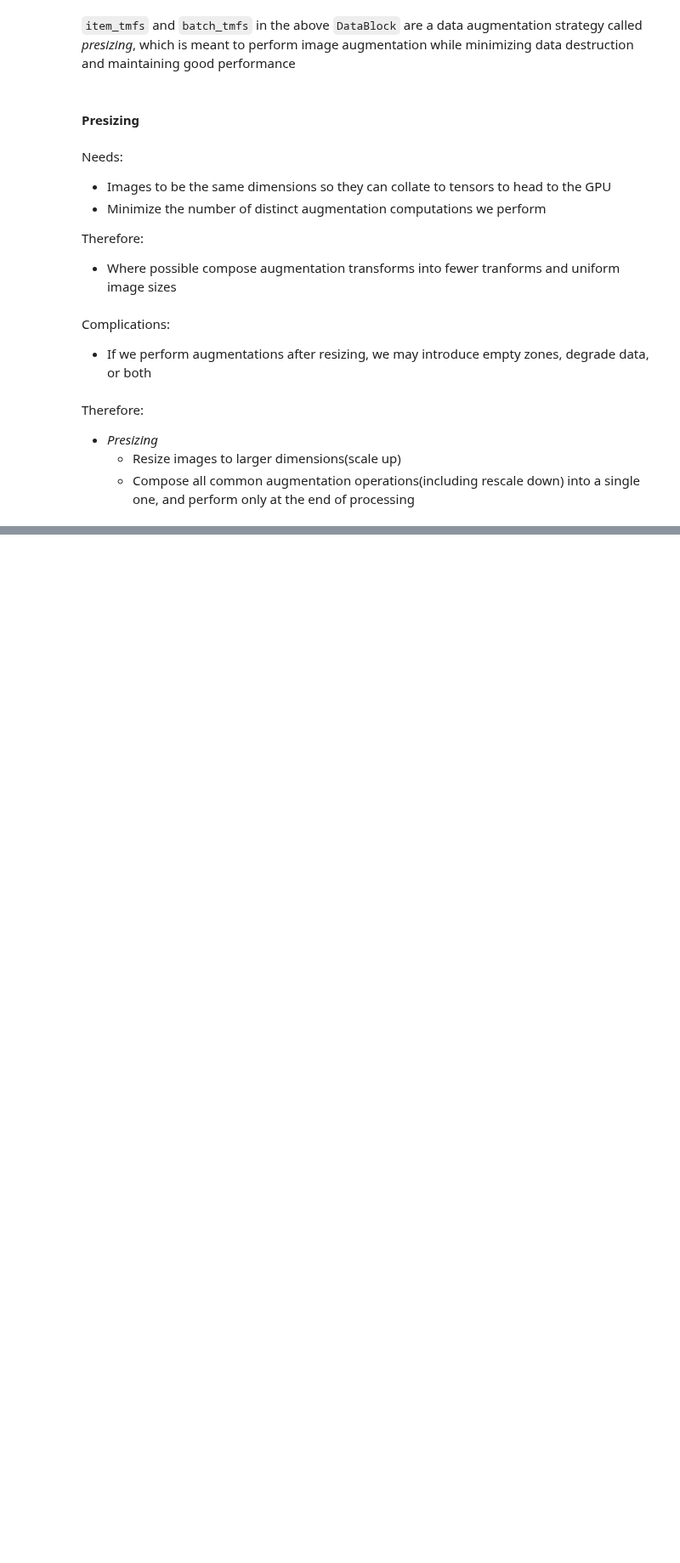
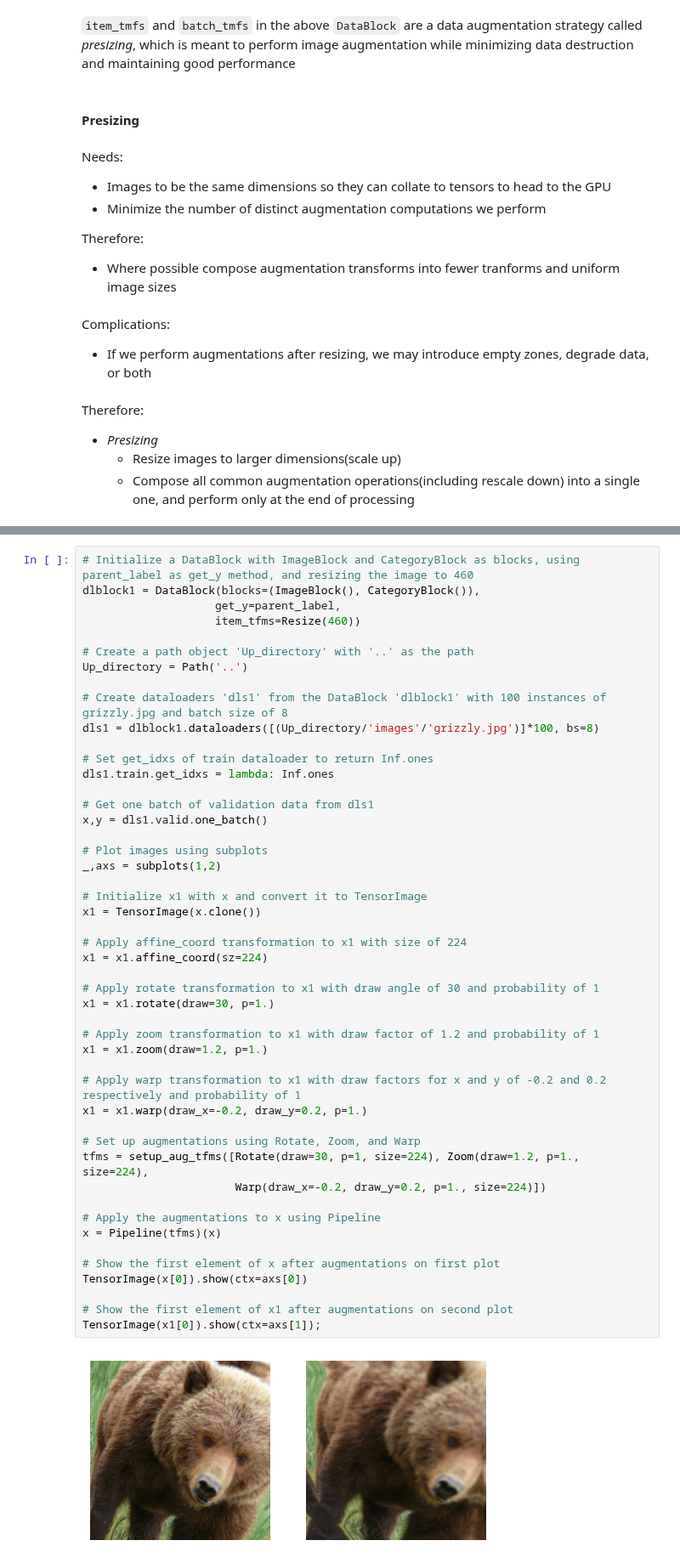
Before and after one commit to peterbull/deep-learning-projects, a Jupyter notebook: ch_5_notes/05_pet_breeds.ipynb, the cells around one changed output, grey strips where cells are left out. Shown at 85% size. Cells and saved outputs as stored; diff of their text form; blank space fills up the shorter version.

```diff
--- a/ch_5_notes/05_pet_breeds.ipynb
+++ b/ch_5_notes/05_pet_breeds.ipynb
@@ -117,0 +163,50 @@ Therefore:
+# %%
+# Initialize a DataBlock with ImageBlock and CategoryBlock as blocks, using parent_label as get_y method, and resizing the image to 460
+dlblock1 = DataBlock(blocks=(ImageBlock(), CategoryBlock()),
+                    get_y=parent_label,
+                    item_tfms=Resize(460))
+
+# Create a path object 'Up_directory' with '..' as the path
+Up_directory = Path('..')
+
+# Create dataloaders 'dls1' from the DataBlock 'dlblock1' with 100 instances of grizzly.jpg and batch size of 8
+dls1 = dlblock1.dataloaders([(Up_directory/'images'/'grizzly.jpg')]*100, bs=8)
+
+# Set get_idxs of train dataloader to return Inf.ones
+dls1.train.get_idxs = lambda: Inf.ones
+
+# Get one batch of validation data from dls1
+x,y = dls1.valid.one_batch()
+
+# Plot images using subplots
+_,axs = subplots(1,2)
+
+# Initialize x1 with x and convert it to TensorImage
+x1 = TensorImage(x.clone())
+
+# Apply affine_coord transformation to x1 with size of 224
+x1 = x1.affine_coord(sz=224)
+
+# Apply rotate transformation to x1 with draw angle of 30 and probability of 1
+x1 = x1.rotate(draw=30, p=1.)
+
+# Apply zoom transformation to x1 with draw factor of 1.2 and probability of 1
+x1 = x1.zoom(draw=1.2, p=1.)
+
+# Apply warp transformation to x1 with draw factors for x and y of -0.2 and 0.2 respectively and probability of 1
+x1 = x1.warp(draw_x=-0.2, draw_y=0.2, p=1.)
+
+# Set up augmentations using Rotate, Zoom, and Warp
+tfms = setup_aug_tfms([Rotate(draw=30, p=1, size=224), Zoom(draw=1.2, p=1., size=224),
+                       Warp(draw_x=-0.2, draw_y=0.2, p=1., size=224)])
+
+# Apply the augmentations to x using Pipeline
+x = Pipeline(tfms)(x)
+
+# Show the first element of x after augmentations on first plot
+TensorImage(x[0]).show(ctx=axs[0])
+
+# Show the first element of x1 after augmentations on second plot
+TensorImage(x1[0]).show(ctx=axs[1]);
+# %% [output]
+[figure, added]
```
Also changed, not shown: parts of 5 cells of this notebook, 1 other file.
